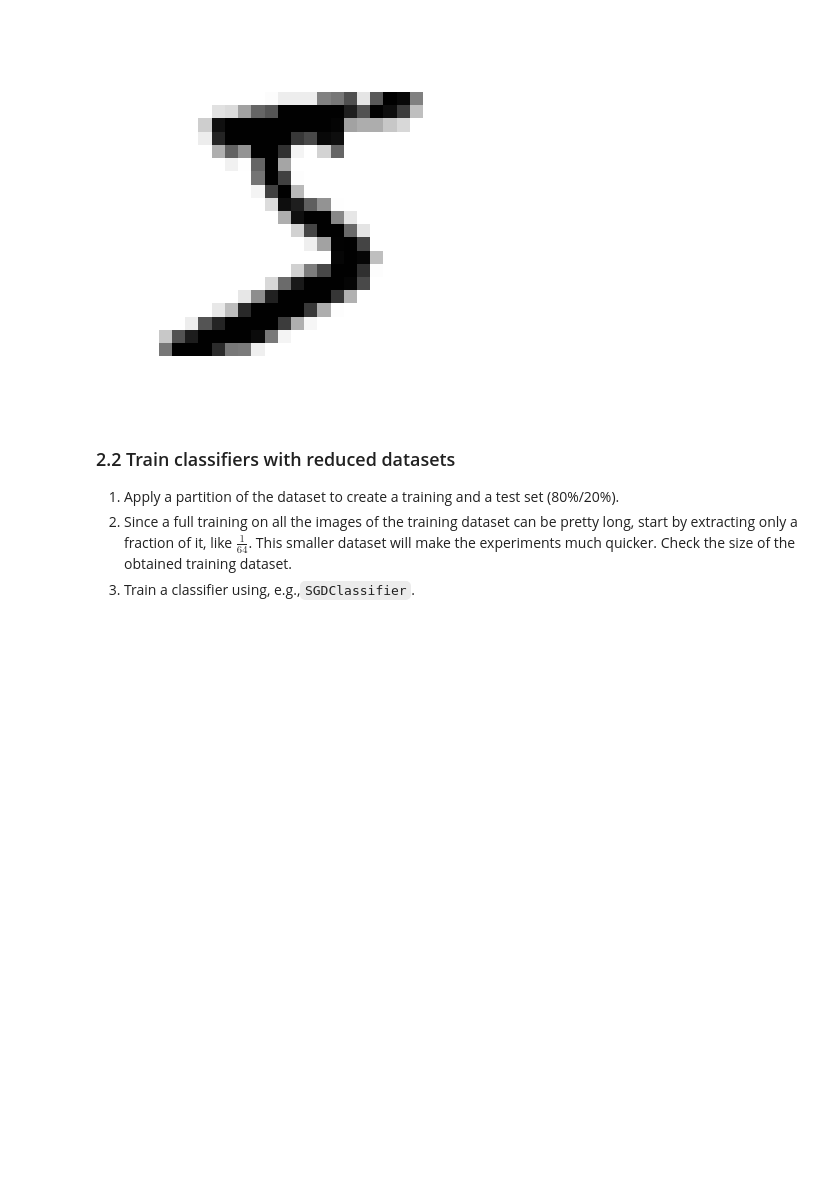
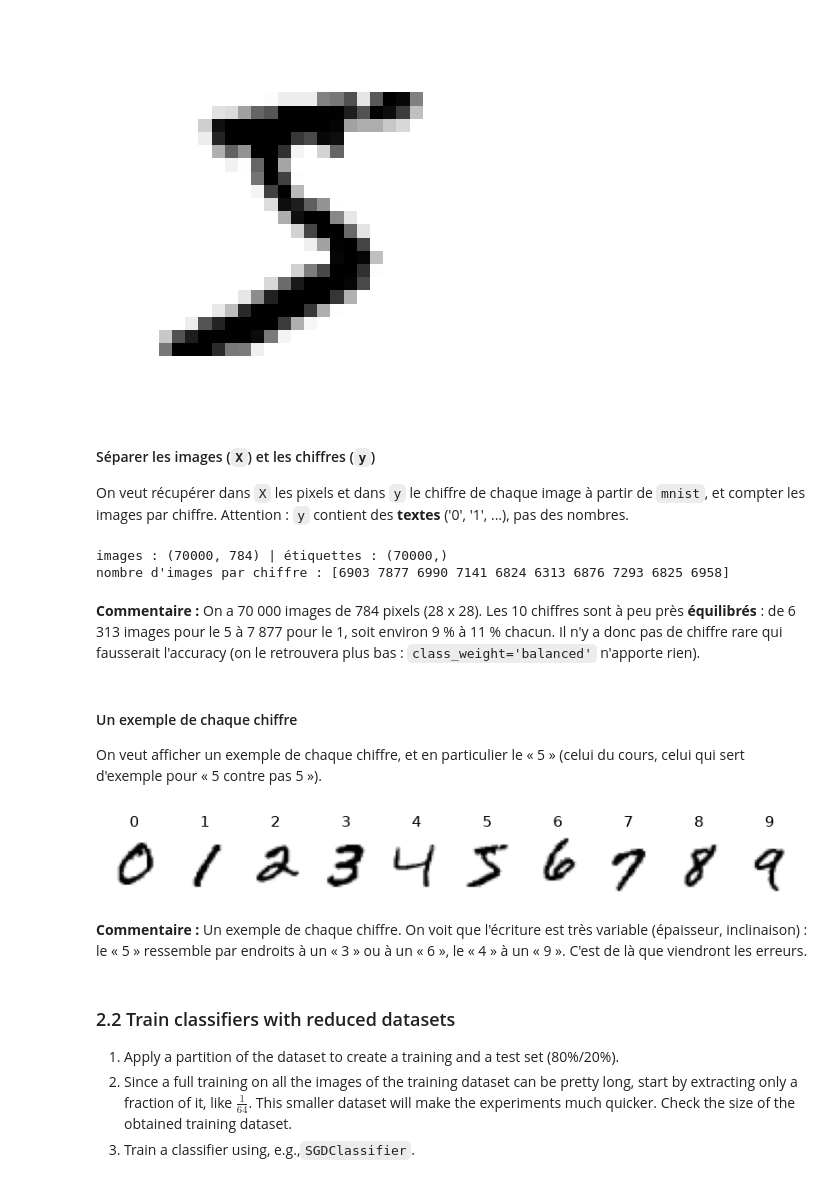
Before and after one commit to ismailab2/PROJET_AAA, a Jupyter notebook: DM2/dm2_AAA_ISMAIL_ABDRAMAN_AHMAT_HASSAN.ipynb, the cells around one changed output. Saved outputs shown, nothing was run; the diff lists cells and outputs as text; code cells hidden in the pictures; blank space fills up the shorter version.

```diff
--- a/DM2/dm2_AAA_ISMAIL_ABDRAMAN_AHMAT_HASSAN.ipynb
+++ b/DM2/dm2_AAA_ISMAIL_ABDRAMAN_AHMAT_HASSAN.ipynb
@@ -458,6 +458,36 @@ plot_digit(some_digit)
 plt.show()
 # %% [output]
 [figure]
+# %% [markdown]
+#### Séparer les images (`X`) et les chiffres (`y`)
+
+On veut récupérer dans `X` les pixels et dans `y` le chiffre de chaque image à partir de `mnist`, et compter les images par chiffre. Attention : `y` contient des **textes** ('0', '1', ...), pas des nombres.
+# %%
+X = mnist['data']      # une ligne = une image (784 pixels entre 0 et 255)
+y = mnist['target']    # le chiffre de chaque image (en texte)
+print("images :", X.shape, "| étiquettes :", y.shape)
+print("nombre d'images par chiffre :", np.unique(y, return_counts=True)[1])
+# %% [output]
+images : (70000, 784) | étiquettes : (70000,)
+nombre d'images par chiffre : [6903 7877 6990 7141 6824 6313 6876 7293 6825 6958]
+# %% [markdown]
+**Commentaire :** On a 70 000 images de 784 pixels (28 x 28). Les 10 chiffres sont à peu près **équilibrés** : de 6 313 images pour le 5 à 7 877 pour le 1, soit environ 9 % à 11 % chacun. Il n'y a donc pas de chiffre rare qui fausserait l'accuracy (on le retrouvera plus bas : `class_weight='balanced'` n'apporte rien).
+# %% [markdown]
+#### Un exemple de chaque chiffre
+
+On veut afficher un exemple de chaque chiffre, et en particulier le « 5 » (celui du cours, celui qui sert d'exemple pour « 5 contre pas 5 »).
+# %%
+plt.figure(figsize=(10, 2))
+for chiffre in range(10):
+    plt.subplot(1, 10, chiffre + 1)
+    premiere_image = X[y == str(chiffre)][0]     # première image de ce chiffre
+    plot_digit(premiere_image)
+    plt.title(chiffre)
+plt.show()
+# %% [output]
+[figure, added]
+# %% [markdown]
+**Commentaire :** Un exemple de chaque chiffre. On voit que l'écriture est très variable (épaisseur, inclinaison) : le « 5 » ressemble par endroits à un « 3 » ou à un « 6 », le « 4 » à un « 9 ». C'est de là que viendront les erreurs.
 # %% [markdown]
 ### 2.2 Train classifiers with reduced datasets
 
```
Also changed, not shown: parts of 37 cells of this notebook.
